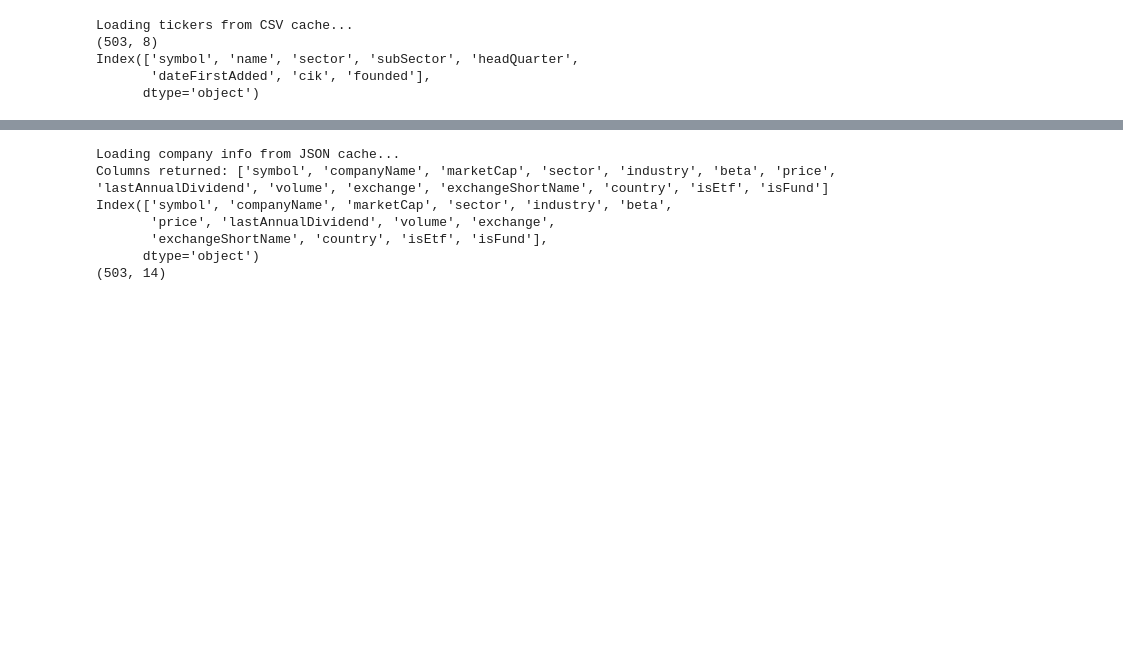
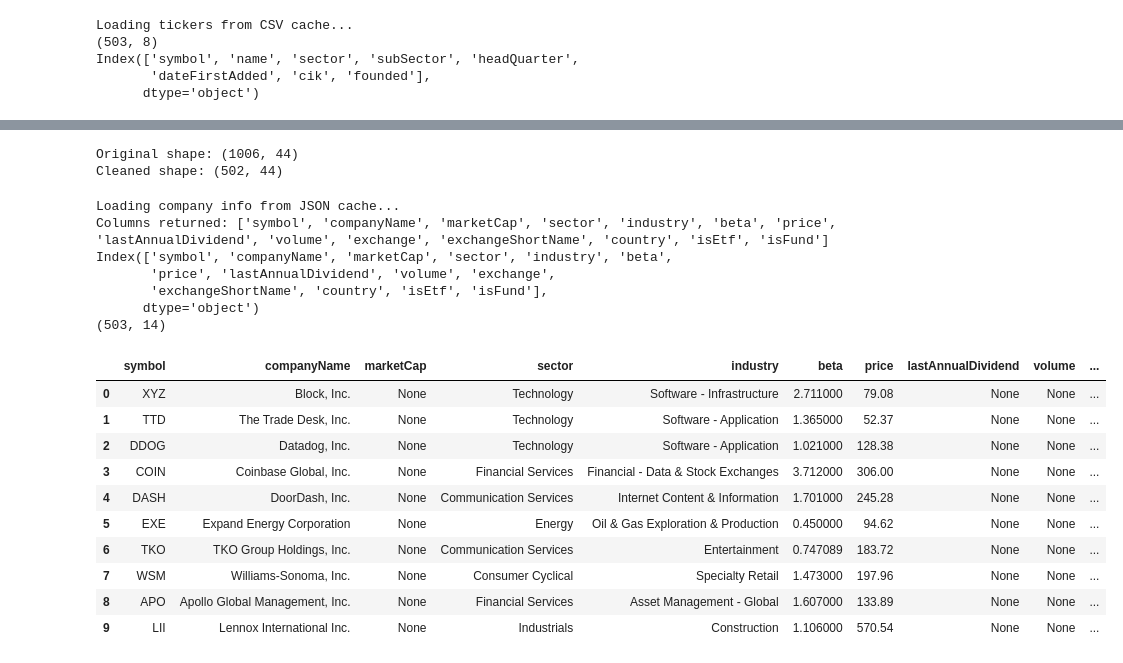
Before and after one commit to Nicholas-Sanso/SPY_Behavior, a Jupyter notebook: contextualizing_pricing_2.ipynb, the cells around one changed output, grey strips where cells are left out. Cells and saved outputs as stored; diff of their text form; code cells hidden in the pictures; blank space fills up the shorter version.

```diff
--- a/contextualizing_pricing_2.ipynb
+++ b/contextualizing_pricing_2.ipynb
@@ -240,42 +184,0 @@ Index(['date', 'symbol', 'reportedCurrency', 'cik', 'fillingDate',
-# %%
-# Define paths
-data_folder = os.path.join(os.path.expanduser("~/Desktop/Trading"), "Data")
-tickers_csv_path = os.path.join(data_folder, "sp500_tickers.csv")
-output_json_path = os.path.join(data_folder, "ratios.json")
-
-# Try loading from cache
-if os.path.exists(output_json_path):
-    print("Loading ratios from JSON cache...")
-    with open(output_json_path, "r") as f:
-        all_ratios = json.load(f)
-else:
-    print("No cache found — fetching ratios from API...")
-    tickers_df = pd.read_csv(tickers_csv_path)
-    tickers = tickers_df['symbol'].dropna().unique().tolist()
-
-    api_key = "YwnbHRjcJvf6Md2OPoKbSRGHlzZ7hjR6"
-    base_url = "https://financialmodelingprep.com/api/v3/ratios/{}?limit=1&apikey={}"
-
-    all_ratios = []
-
-    for ticker in tickers:
-        try:
-            url = base_url.format(ticker, api_key)
-            response = requests.get(url)
-            response.raise_for_status()
-            data = response.json()
-            if data:
-                all_ratios.append(data[0])
-            time.sleep(.2)
-        except Exception as e:
-            print(f"Error fetching {ticker}: {e}")
-
-    # Save to cache
-    with open(output_json_path, "w") as f:
-        json.dump(all_ratios, f, indent=2)
-    print(f"Saved {len(all_ratios)} records to JSON cache.")
-
-# Convert to DataFrame
-df_ratios = pd.DataFrame(all_ratios)
-print(df_ratios.columns)
-print(df_ratios.shape)
@@ -300,3 +217,20 @@ Index(['symbol', 'date', 'calendarYear', 'period', 'currentRatio',
+# %%
+# List of growth columns (adjust if you add more)
+growth_cols = [col for col in income_data_yoy.columns if col.endswith('_yoy')]
+
+# Make a copy of the DataFrame
+income_growth_clean = income_data_yoy.copy()
+
+# Drop rows where any of the growth columns are NaN
+income_growth_clean = income_growth_clean.dropna(subset=growth_cols)
+
+print("Original shape:", income_data_yoy.shape)
+print("Cleaned shape:", income_growth_clean.shape)
+
+# Now income_growth_clean has only rows where growth can be computed
+# %% [output]
+Original shape: (1006, 44)
+Cleaned shape: (502, 44)
 # %%
 # 1. Set up paths
 data_folder = os.path.join(os.path.expanduser("~/Desktop/Trading"), "Data")
@@ -342,30 +276,42 @@ else:
             else:
                 print(f"  • No profile data for {ticker}")
                 failed.append(ticker)
         except requests.exceptions.RequestException as e:
             print(f"Error fetching {ticker}: {e}")
             failed.append(ticker)
         time.sleep(.2)
 
     os.makedirs(data_folder, exist_ok=True)
     with open(json_file, "w") as f:
         json.dump(records, f, indent=2)
     print(f"Saved {len(records)} company records to cache.")
     if failed:
         print(f"{len(failed)} tickers failed to fetch: {failed[:5]}...")
 
 # 4. Convert to DataFrame and inspect
 company_df = pd.DataFrame(records)
 company_df.drop_duplicates(subset="symbol", inplace=True)
 
 print("Columns returned:", company_df.columns.tolist())
 print(company_df.columns)
 print(company_df.shape)
+company_df.head(10)
 # %% [output]
 Loading company info from JSON cache...
 Columns returned: ['symbol', 'companyName', 'marketCap', 'sector', 'industry', 'beta', 'price', 'lastAnnualDividend', 'volume', 'exchange', 'exchangeShortName', 'country', 'isEtf', 'isFund']
 Index(['symbol', 'companyName', 'marketCap', 'sector', 'industry', 'beta',
        'price', 'lastAnnualDividend', 'volume', 'exchange',
        'exchangeShortName', 'country', 'isEtf', 'isFund'],
       dtype='object')
 (503, 14)
+|  | symbol | companyName | marketCap | sector | industry | beta | price | lastAnnualDividend | volume | ... |
+| 0 | XYZ | Block, Inc. | None | Technology | Software - Infrastructure | 2.711000 | 79.08 | None | None | ... |
+| 1 | TTD | The Trade Desk, Inc. | None | Technology | Software - Application | 1.365000 | 52.37 | None | None | ... |
+| 2 | DDOG | Datadog, Inc. | None | Technology | Software - Application | 1.021000 | 128.38 | None | None | ... |
+| 3 | COIN | Coinbase Global, Inc. | None | Financial Services | Financial - Data & Stock Exchanges | 3.712000 | 306.00 | None | None | ... |
+| 4 | DASH | DoorDash, Inc. | None | Communication Services | Internet Content & Information | 1.701000 | 245.28 | None | None | ... |
+| 5 | EXE | Expand Energy Corporation | None | Energy | Oil & Gas Exploration & Production | 0.450000 | 94.62 | None | None | ... |
+| 6 | TKO | TKO Group Holdings, Inc. | None | Communication Services | Entertainment | 0.747089 | 183.72 | None | None | ... |
+| 7 | WSM | Williams-Sonoma, Inc. | None | Consumer Cyclical | Specialty Retail | 1.473000 | 197.96 | None | None | ... |
+| 8 | APO | Apollo Global Management, Inc. | None | Financial Services | Asset Management - Global | 1.607000 | 133.89 | None | None | ... |
+| 9 | LII | Lennox International Inc. | None | Industrials | Construction | 1.106000 | 570.54 | None | None | ... |
```
Also changed, not shown: parts of 11 cells of this notebook.
